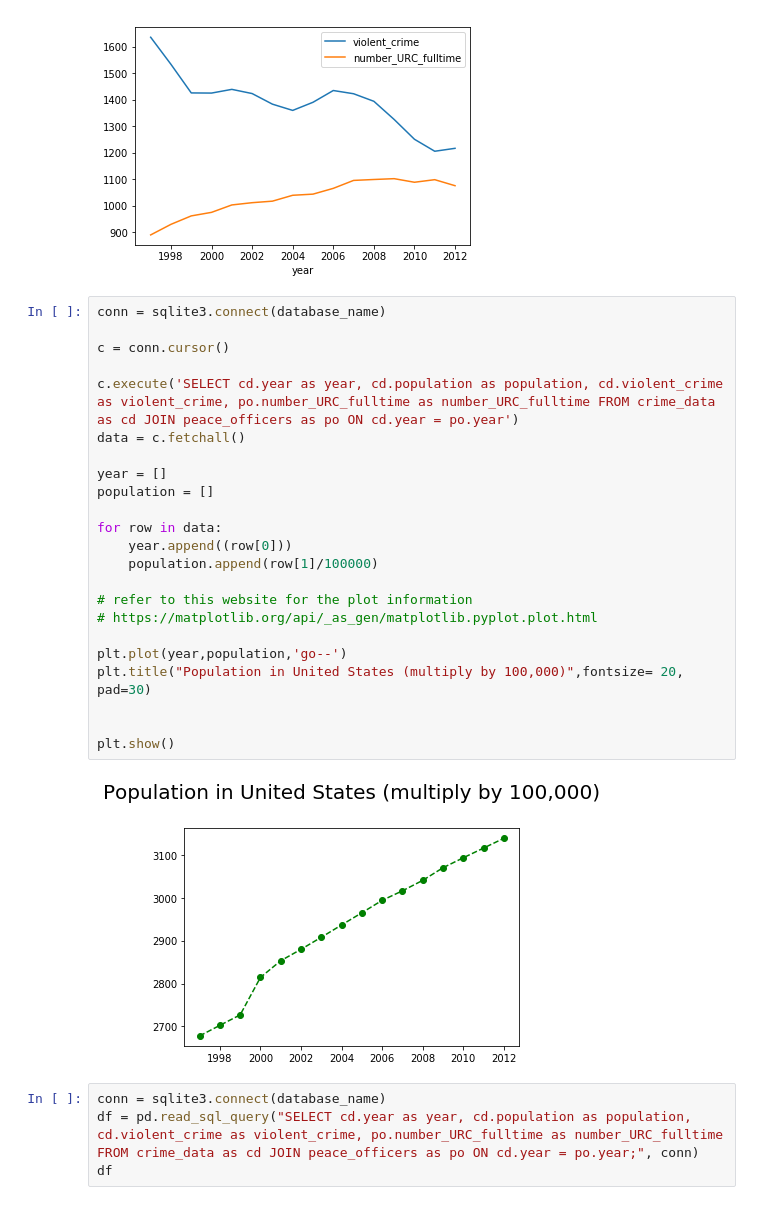
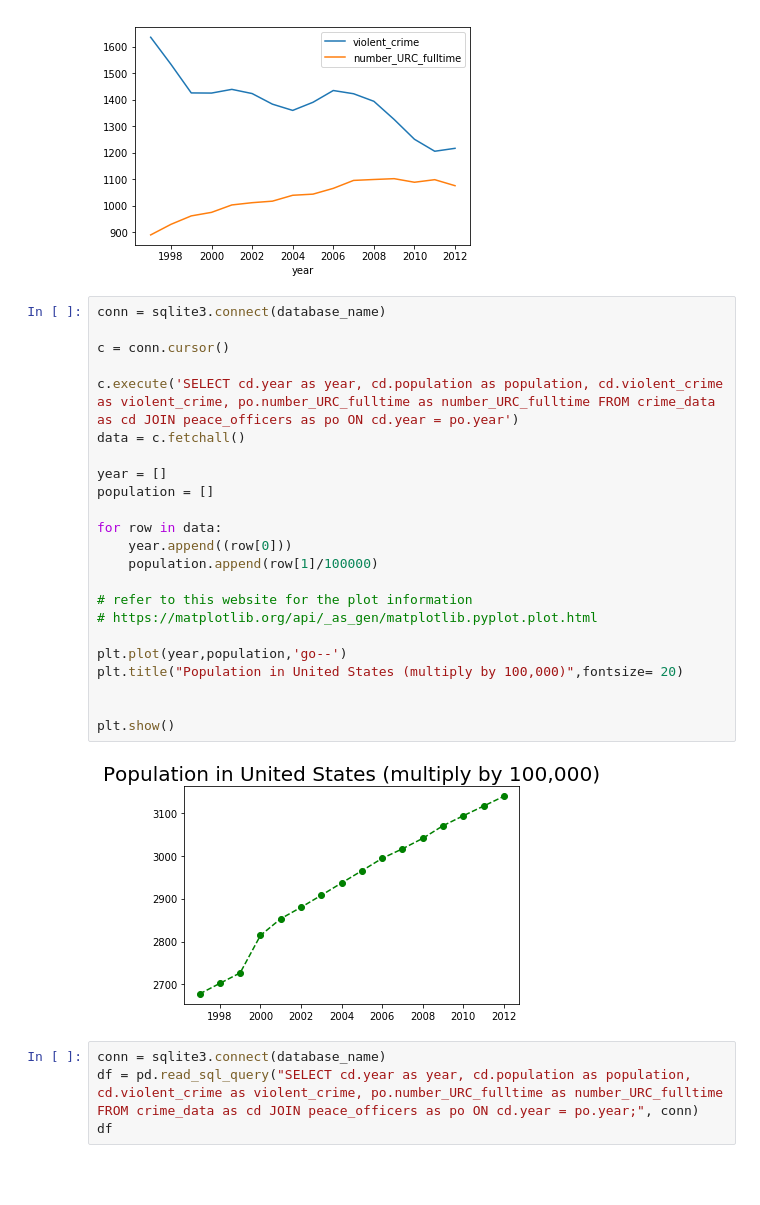
Before and after one commit to summonholmes/crime, a Jupyter notebook: yearlycrime.ipynb, the cells around one changed output. Cells and saved outputs as stored; diff of their text form; blank space fills up the shorter version.

Commit message:
updated file with removing the pad in the graphs

```diff
--- a/yearlycrime.ipynb
+++ b/yearlycrime.ipynb
@@ -205,28 +205,28 @@ actual_data.plot(x="year", y=["violent_crime", "number_URC_fulltime"], kind="lin
 # %%
 conn = sqlite3.connect(database_name)
 
 c = conn.cursor()
 
 c.execute('SELECT cd.year as year, cd.population as population, cd.violent_crime as violent_crime, po.number_URC_fulltime as number_URC_fulltime FROM crime_data as cd JOIN peace_officers as po ON cd.year = po.year')
 data = c.fetchall()
 
 year = []
 population = []
 
 for row in data:
     year.append((row[0]))
     population.append(row[1]/100000)
 
 # refer to this website for the plot information
 # https://matplotlib.org/api/_as_gen/matplotlib.pyplot.plot.html
 
 plt.plot(year,population,'go--')
-plt.title("Population in United States (multiply by 100,000)",fontsize= 20, pad=30)
+plt.title("Population in United States (multiply by 100,000)",fontsize= 20)
 
 
 plt.show()
 # %% [output]
-[figure, old version]
+[figure, new version]
 # %%
 conn = sqlite3.connect(database_name)
 df = pd.read_sql_query("SELECT cd.year as year, cd.population as population, cd.violent_crime as violent_crime, po.number_URC_fulltime as number_URC_fulltime FROM crime_data as cd JOIN peace_officers as po ON cd.year = po.year;", conn)
```
Also changed, not shown: parts of 1 cell of this notebook.
